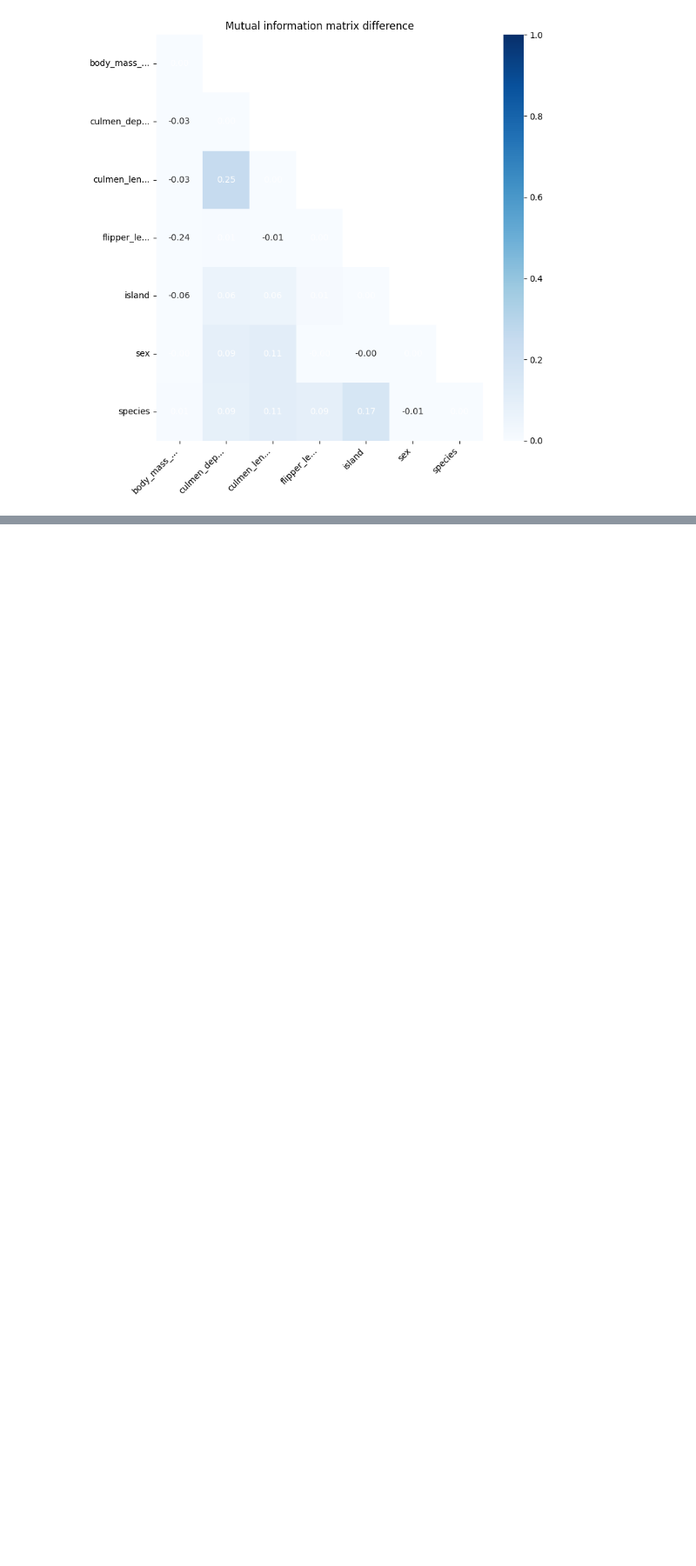
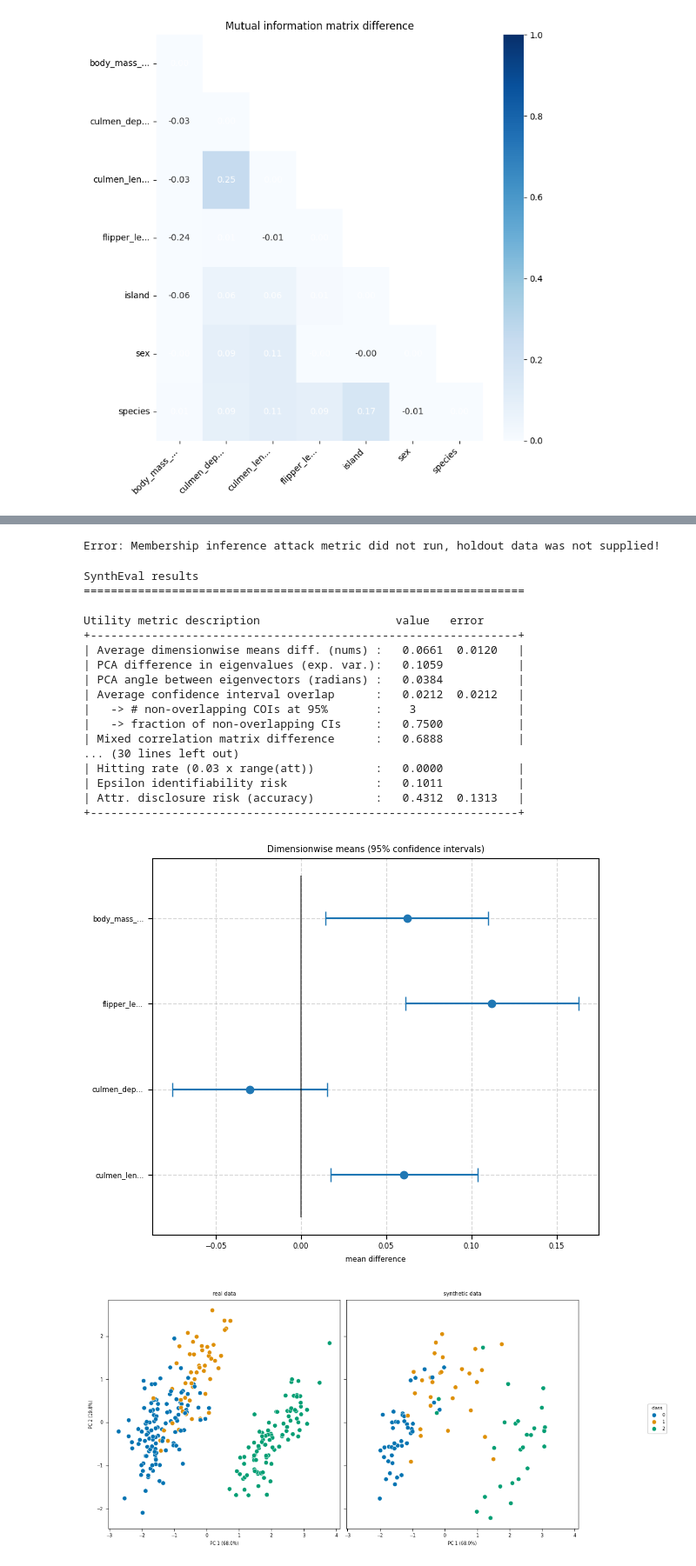
Before and after one commit to LucasBrynk/synthe_size_me, a Jupyter notebook: synthe_size_me.ipynb, the cells around one changed output, grey strips where cells are left out. Shown at 87% size. Drawn from its saved outputs; the diff is of its cells as text; code cells hidden in the pictures; blank space fills up the shorter version.

Commit message:
Additions to ctgan generation and evaluation

```diff
--- a/synthe_size_me.ipynb
+++ b/synthe_size_me.ipynb
@@ -311,0 +595,21 @@ Utility metric description                    value   error
+# %%
+#SynthEval testing with multiple generated datasets from previous chunck
+
+target_column = 'species'                           # column to use as target for classification metrics and coloration of PCA plot.
+categorical_columns = ['species','island','sex']    # Categorical columns can be either supplied or automatically inferred using a number of unique values threshold.
+
+df_real = pd.read_csv(r"C:\Users\lucas\Desktop\Data_Science\Speciale\Data\penguin_data\penguins_train.csv")
+df_fake_100 = pd.read_csv(r"C:\Users\lucas\Desktop\Data_Science\Speciale\Code\penguin_city_ctgan-100.csv").round(1) # be sure to round to an appropriate number of decimals
+df_fake_1000 = pd.read_csv(r"C:\Users\lucas\Desktop\Data_Science\Speciale\Code\penguin_city_ctgan-1000.csv").round(1) # be sure to round to an appropriate number of decimals
+df_fake_10000 = pd.read_csv(r"C:\Users\lucas\Desktop\Data_Science\Speciale\Code\penguin_city_ctgan-10000.csv").round(1) # be sure to round to an appropriate number of decimals
+
+#Remove first column from df_fake
+df_fake_100 = df_fake_100.iloc[:, 1:]
+df_fake_1000 = df_fake_1000.iloc[:, 1:]
+df_fake_10000 = df_fake_10000.iloc[:, 1:]
+# %%
+#Eval test with "full_eval" presets for penguin size 100
+
+S = SynthEval(df_real)
+_ = S.evaluate(df_fake_100,target_column,"full_eval")
+# %% [output]
@@ -311,0 +619,20 @@ Utility metric description                    value   error
+Error: Membership inference attack metric did not run, holdout data was not supplied!
+SynthEval results
+=================================================================
+
+Utility metric description                    value   error
++---------------------------------------------------------------+
+| Average dimensionwise means diff. (nums) :   0.0661  0.0120   |
+| PCA difference in eigenvalues (exp. var.):   0.1059           |
+| PCA angle between eigenvectors (radians) :   0.0384           |
+| Average confidence interval overlap      :   0.0212  0.0212   |
+|   -> # non-overlapping COIs at 95%       :    3               |
+|   -> fraction of non-overlapping CIs     :   0.7500           |
+| Mixed correlation matrix difference      :   0.6888           |
+... (30 lines left out)
+| Hitting rate (0.03 x range(att))         :   0.0000           |
+| Epsilon identifiability risk             :   0.1011           |
+| Attr. disclosure risk (accuracy)         :   0.4312  0.1313   |
++---------------------------------------------------------------+
+[figure, added]
+[figure, added]
```
Also changed, not shown: parts of 21 cells of this notebook.
